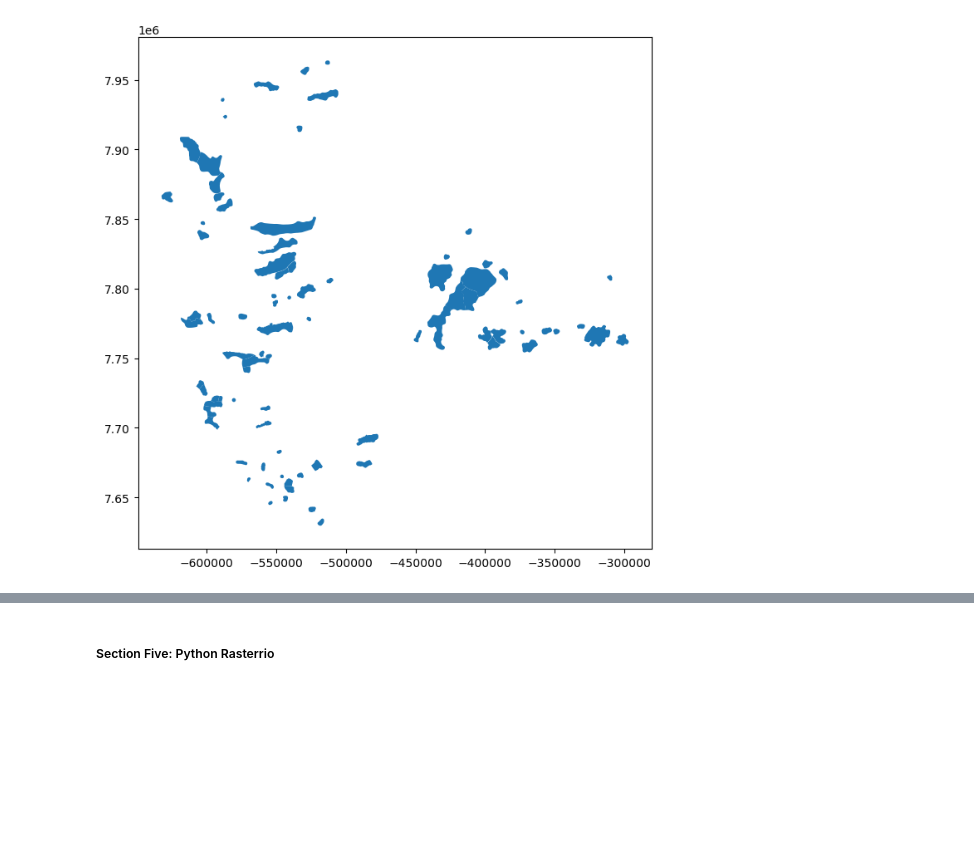
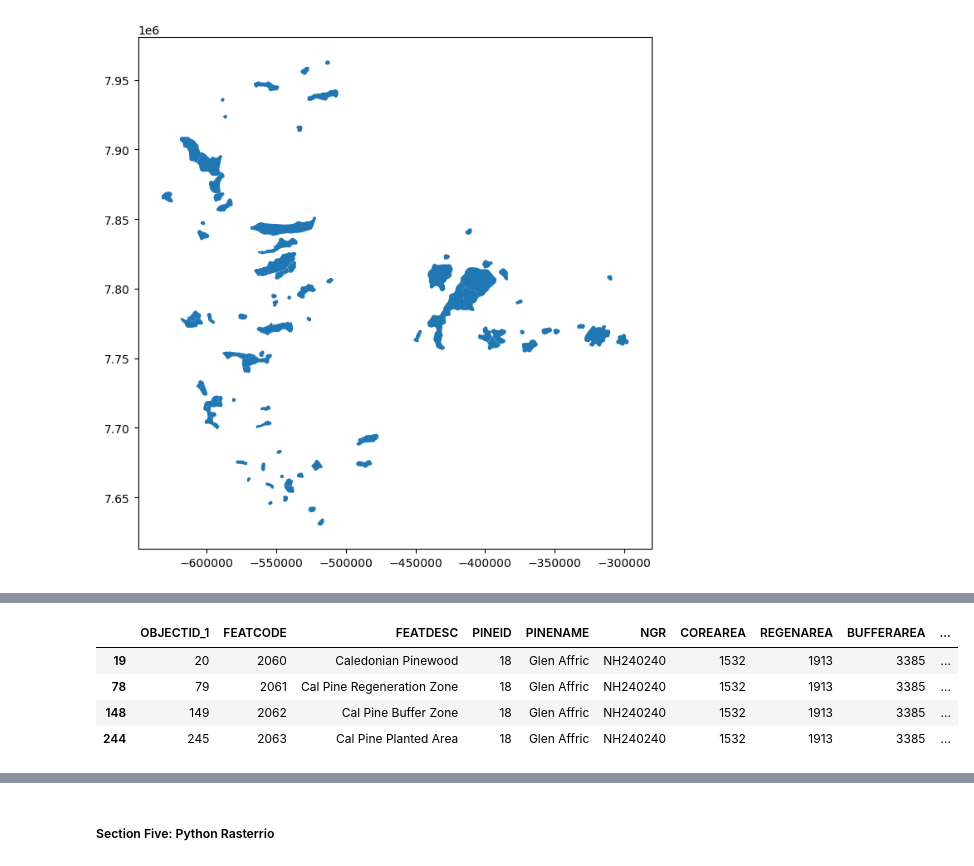
Before and after one commit to Jacktravers81/PY4SA23_Assignment, a Jupyter notebook: PY4SA_assignment.ipynb, the cells around one changed output, grey strips where cells are left out. Saved outputs shown, nothing was run; the diff lists cells and outputs as text; code cells hidden in the pictures; blank space fills up the shorter version.

```diff
--- a/PY4SA_assignment.ipynb
+++ b/PY4SA_assignment.ipynb
@@ -233,0 +285,3 @@ Task 2: : Use the correct code to plot the first 5 and the last 5 sets of record
+# %%
+pine_prj = gpd.read_file('Caledonian_Pinewood_Inventory_-7480727194788417871\Caledonian_Pinewood_Inventory.shp')
+pine_prj.crs
@@ -233,0 +303,11 @@ Task 2: : Use the correct code to plot the first 5 and the last 5 sets of record
+# %%
+small_prj = pine_prj[["PINENAME", "FEATDESC", "NGR", "COREAREA", "REGENAREA", "BUFFERAREA", "TOTALAREA", "BIOCHEM", "geometry"]]
+index_prj = pine_prj['PINENAME'] == 'Glen Affric'
+small_prj =  pine_prj[index_prj]
+small_prj
+# %% [output]
+|  | OBJECTID_1 | FEATCODE | FEATDESC | PINEID | PINENAME | NGR | COREAREA | REGENAREA | BUFFERAREA | ... |
+| 19 | 20 | 2060 | Caledonian Pinewood | 18 | Glen Affric | NH240240 | 1532 | 1913 | 3385 | ... |
+| 78 | 79 | 2061 | Cal Pine Regeneration Zone | 18 | Glen Affric | NH240240 | 1532 | 1913 | 3385 | ... |
+| 148 | 149 | 2062 | Cal Pine Buffer Zone | 18 | Glen Affric | NH240240 | 1532 | 1913 | 3385 | ... |
+| 244 | 245 | 2063 | Cal Pine Planted Area | 18 | Glen Affric | NH240240 | 1532 | 1913 | 3385 | ... |
```
Also changed, not shown: parts of 14 cells of this notebook.
